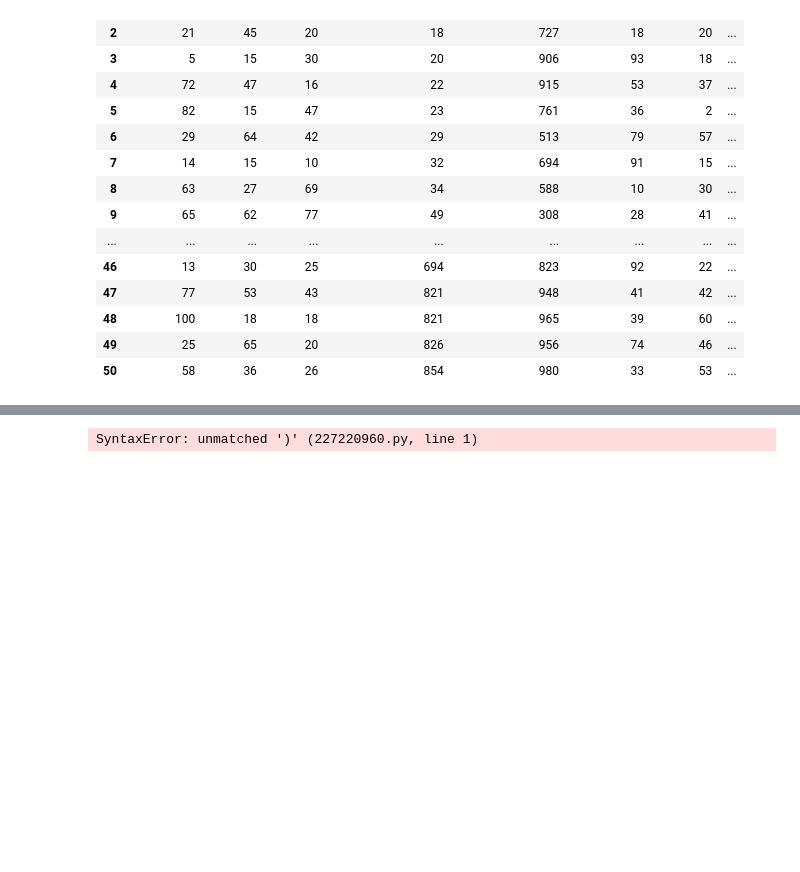
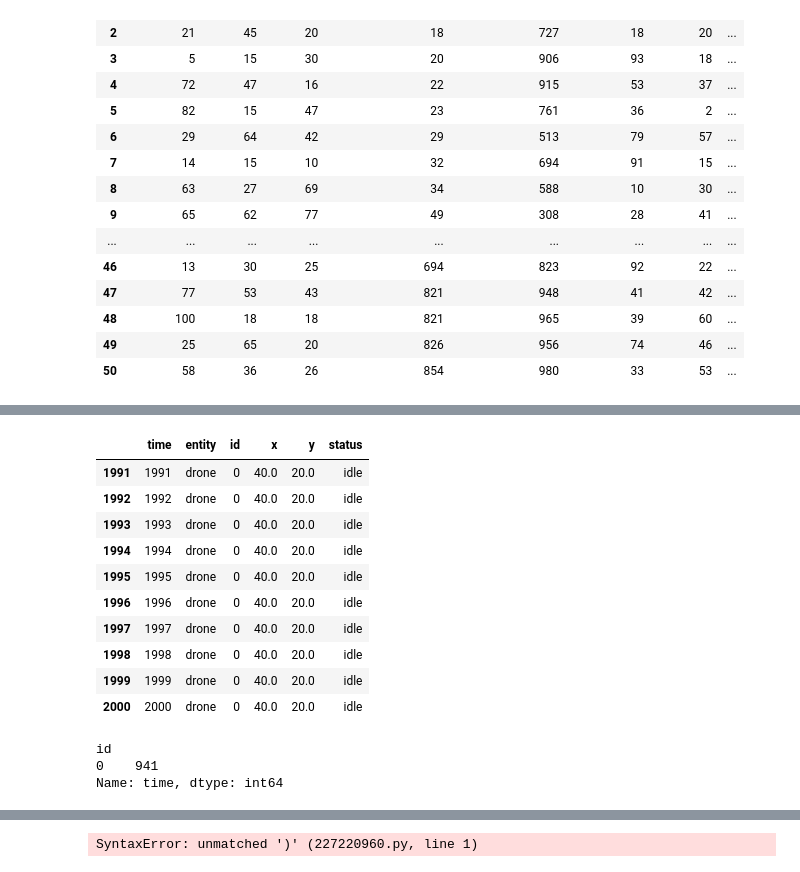
Before and after one commit to Jingren-Tang/drone-delivery, a Jupyter notebook: DA_sample_project_minru_comments_25oct.ipynb, the cells around one changed output, grey strips where cells are left out. Drawn from its saved outputs; the diff is of its cells as text; code cells hidden in the pictures; blank space fills up the shorter version.

```diff
--- a/DA_sample_project_minru_comments_25oct.ipynb
+++ b/DA_sample_project_minru_comments_25oct.ipynb
@@ -1058,0 +1179,37 @@ Pickup task 73.0 i
+# %%
+simulation_df.tail(10)
+# %% [output]
+|  | time | entity | id | x | y | status |
+| 1991 | 1991 | drone | 0 | 40.0 | 20.0 | idle |
+| 1992 | 1992 | drone | 0 | 40.0 | 20.0 | idle |
+| 1993 | 1993 | drone | 0 | 40.0 | 20.0 | idle |
+| 1994 | 1994 | drone | 0 | 40.0 | 20.0 | idle |
+| 1995 | 1995 | drone | 0 | 40.0 | 20.0 | idle |
+| 1996 | 1996 | drone | 0 | 40.0 | 20.0 | idle |
+| 1997 | 1997 | drone | 0 | 40.0 | 20.0 | idle |
+| 1998 | 1998 | drone | 0 | 40.0 | 20.0 | idle |
+| 1999 | 1999 | drone | 0 | 40.0 | 20.0 | idle |
+| 2000 | 2000 | drone | 0 | 40.0 | 20.0 | idle |
+# %%
+
+
+# Load the data
+df = simulation_df # Replace with the actual file path
+# df = df.drop(columns=['Unnamed: 0'])  # Drop unnecessary column if it exists
+
+# Calculate the difference in 'x' and 'y' coordinates for each 'id' to identify movement
+df['x_diff'] = df.groupby('id')['x'].diff()
+df['y_diff'] = df.groupby('id')['y'].diff()
+
+# Determine if a drone was moving based on changes in 'x' or 'y' coordinates
+df['moving'] = (df['x_diff'] != 0) | (df['y_diff'] != 0)
+
+# Find the last time each drone was moving
+last_movement_times = df[df['moving']].groupby('id')['time'].max()
+
+# Display the last movement times
+print(last_movement_times)
+# %% [output]
+id
+0    941
+Name: time, dtype: int64
```
Also changed, not shown: parts of 11 cells of this notebook, 2 other files.
